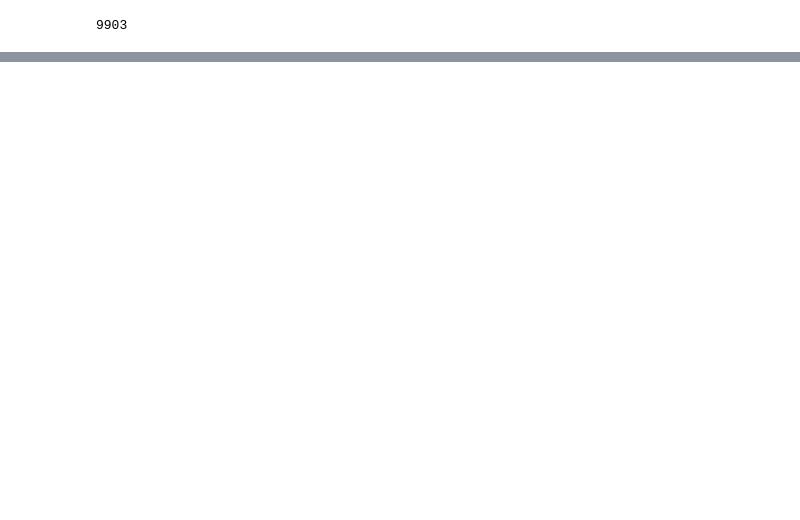
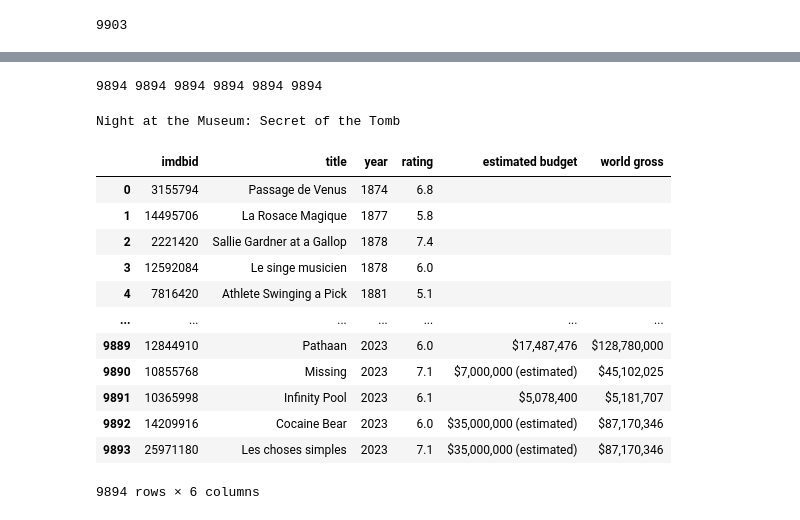
Before and after one commit to luina-1004/Bechdel-IMDB-project, a Jupyter notebook: IMDB_byid.ipynb, the cells around one changed output, grey strips where cells are left out. Saved outputs shown, nothing was run; the diff lists cells and outputs as text; code cells hidden in the pictures; blank space fills up the shorter version.

```diff
--- a/IMDB_byid.ipynb
+++ b/IMDB_byid.ipynb
@@ -111,0 +154,2 @@ len(bech)
+# %%
+bech = ['0069281','0244730', '0068346']
@@ -174,0 +253,8 @@ AttributeError: 'NoneType' object has no attribute 'text'
+# %%
+# 데이터 변수 리스트 생성
+imdbids1 = []
+titles1 = []
+years1 = []
+imdb_ratings1 =[]
+budget_estimated1 = []
+world_gross1 = []
@@ -226,0 +405,47 @@ print(budget_estimated)
+# %%
+print(
+    len(imdbids1),
+    len(titles1),
+    len(imdb_ratings1),
+    len(years1),
+    len(budget_estimated1),
+    len(world_gross1))
+# %% [output]
+9894 9894 9894 9894 9894 9894
+# %%
+# if 'Bad Boys for Life' in titles:
+#     print("true")
+# t = list(filter(None,titles))
+# len(t)
+
+t = titles[:7918]
+print(t[7917])
+# %% [output]
+Night at the Museum: Secret of the Tomb
+# %%
+imdb_data = pd.DataFrame({
+    'imbdid': imdbids1,
+    'title': titles1,
+    'year': years1,
+    'rating': imdb_ratings1,
+    'estimated budget': budget_estimated1,
+    'world gross': world_gross1
+})
+# %%
+imdb_data.rename(columns={'imbdid': 'imdbid'}, inplace=True)
+# %%
+imdb_data
+# %% [output]
+|  | imdbid | title | year | rating | estimated budget | world gross |
+| 0 | 3155794 | Passage de Venus | 1874 | 6.8 |  |  |
+| 1 | 14495706 | La Rosace Magique | 1877 | 5.8 |  |  |
+| 2 | 2221420 | Sallie Gardner at a Gallop | 1878 | 7.4 |  |  |
+| 3 | 12592084 | Le singe musicien | 1878 | 6.0 |  |  |
+| 4 | 7816420 | Athlete Swinging a Pick | 1881 | 5.1 |  |  |
+| ... | ... | ... | ... | ... | ... | ... |
+| 9889 | 12844910 | Pathaan | 2023 | 6.0 | $17,487,476 | $128,780,000 |
+| 9890 | 10855768 | Missing | 2023 | 7.1 | $7,000,000 (estimated) | $45,102,025 |
+| 9891 | 10365998 | Infinity Pool | 2023 | 6.1 | $5,078,400 | $5,181,707 |
+| 9892 | 14209916 | Cocaine Bear | 2023 | 6.0 | $35,000,000 (estimated) | $87,170,346 |
+| 9893 | 25971180 | Les choses simples | 2023 | 7.1 | $35,000,000 (estimated) | $87,170,346 |
+9894 rows × 6 columns
```
Also changed, not shown: parts of 47 cells of this notebook, 10 other files.
